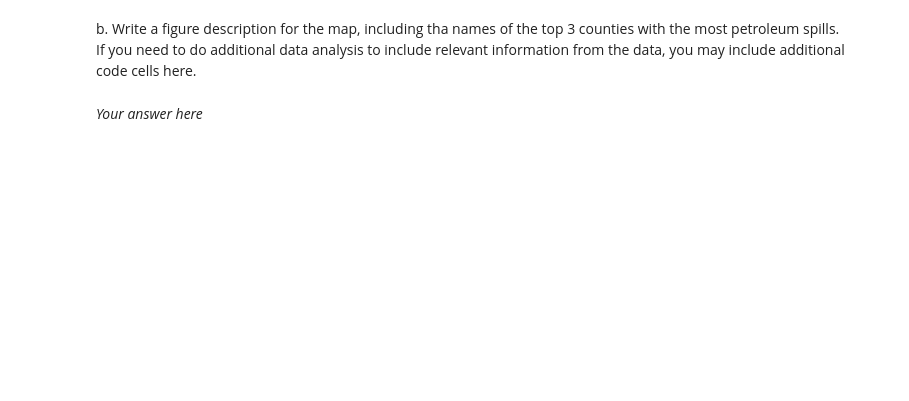
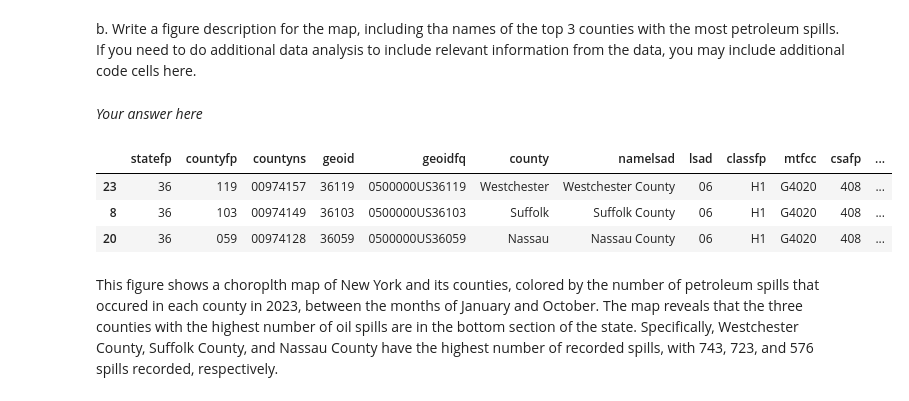
Before and after one commit to jorb1/eds220-hwk3, a Jupyter notebook: hwk3-task2-oil-spills.ipynb, the cells around one changed output. Saved outputs shown, nothing was run; the diff lists cells and outputs as text; code cells hidden in the pictures; blank space fills up the shorter version.

```diff
--- a/hwk3-task2-oil-spills.ipynb
+++ b/hwk3-task2-oil-spills.ipynb
@@ -586,3 +601,13 @@ plt.show()
 b. Write a figure description for the map, including tha names of the top 3 counties with the most petroleum spills. If you need to do additional data analysis to include relevant information from the data, you may include additional code cells here.
 # %% [markdown]
 *Your answer here*
+# %%
+# Look at the names of the 3 counties with the largest number of spills
+ny_counties.nlargest(3, 'n_spills')
+# %% [output]
+|  | statefp | countyfp | countyns | geoid | geoidfq | county | namelsad | lsad | classfp | mtfcc | csafp | ... |
+| 23 | 36 | 119 | 00974157 | 36119 | 0500000US36119 | Westchester | Westchester County | 06 | H1 | G4020 | 408 | ... |
+| 8 | 36 | 103 | 00974149 | 36103 | 0500000US36103 | Suffolk | Suffolk County | 06 | H1 | G4020 | 408 | ... |
+| 20 | 36 | 059 | 00974128 | 36059 | 0500000US36059 | Nassau | Nassau County | 06 | H1 | G4020 | 408 | ... |
+# %% [markdown]
+This figure shows a choroplth map of New York and its counties, colored by the number of petroleum spills that occured in each county in 2023, between the months of January and October. The map reveals that the three counties with the highest number of oil spills are in the bottom section of the state. Specifically, Westchester County, Suffolk County, and Nassau County have the highest number of recorded spills, with 743, 723, and 576 spills recorded, respectively.
```
Also changed, not shown: parts of 2 cells of this notebook.
